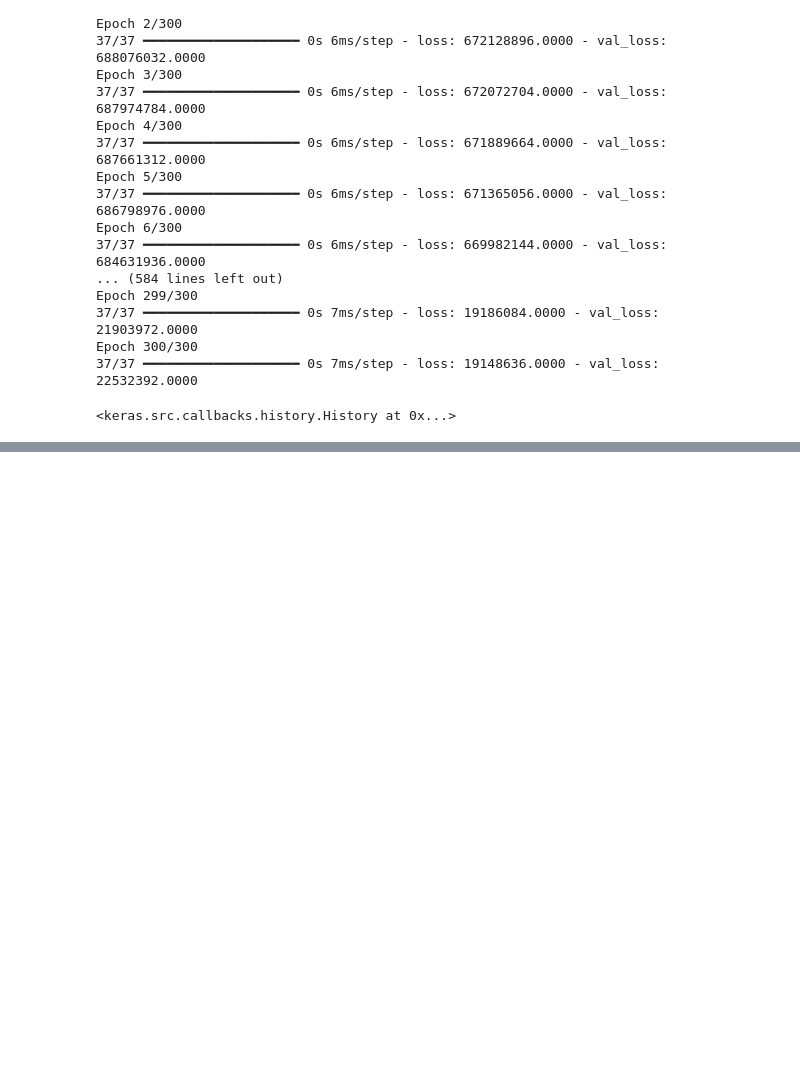
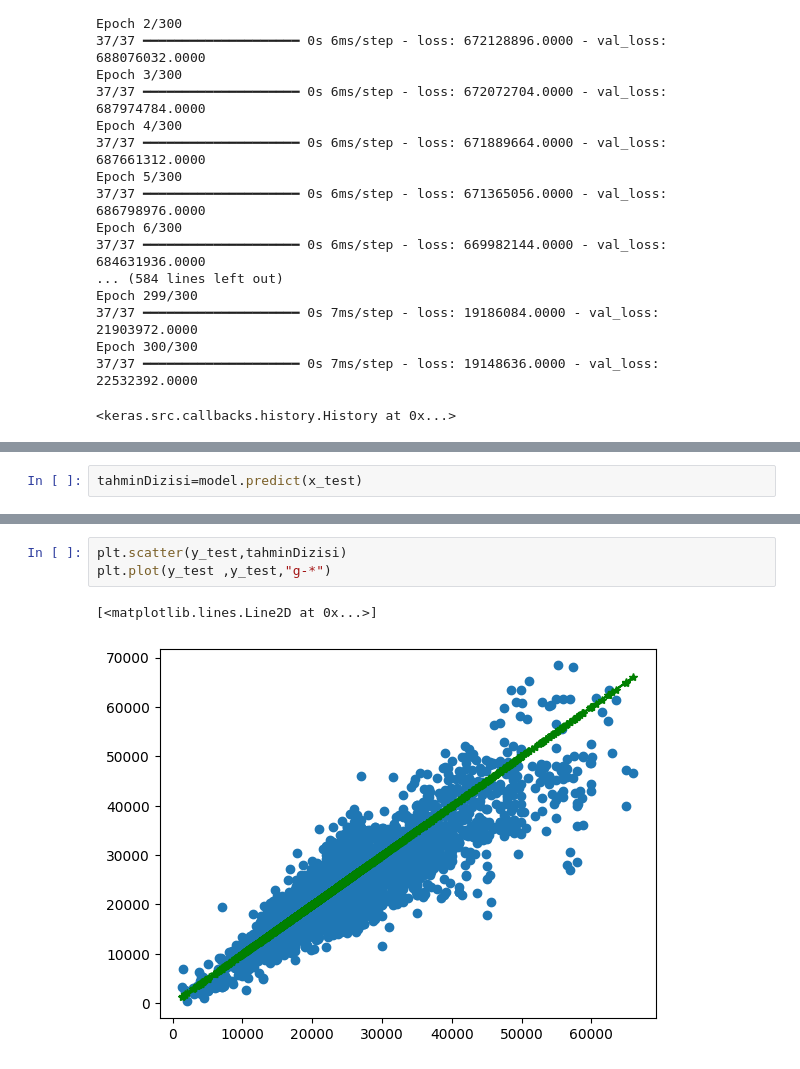
Before and after one commit to can-ozyasar/Veri-Bilimi-icin-Python-ve-tensorflow_BTK, a Jupyter notebook: Tensorflow/8.14_Araba Fiyat analizi/arabaAnalizi.ipynb, the cells around one changed output, grey strips where cells are left out. Cells and saved outputs as stored; diff of their text form; blank space fills up the shorter version.

```diff
--- a/Tensorflow/8.14_Araba Fiyat analizi/arabaAnalizi.ipynb
+++ b/Tensorflow/8.14_Araba Fiyat analizi/arabaAnalizi.ipynb
@@ -360,0 +385,2 @@ Epoch 300/300
+# %%
+tahminDizisi=model.predict(x_test)
@@ -360,0 +416,6 @@ Epoch 300/300
+# %%
+plt.scatter(y_test,tahminDizisi)
+plt.plot(y_test ,y_test,"g-*")
+# %% [output]
+[<matplotlib.lines.Line2D at 0x...>]
+[figure, added]
```
Also changed, not shown: parts of 15 cells of this notebook.
